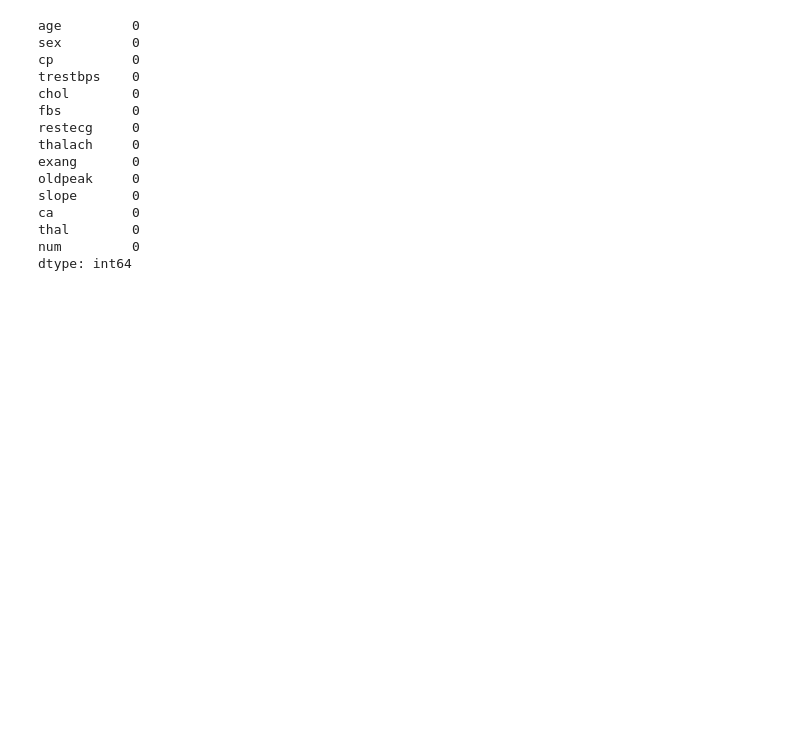
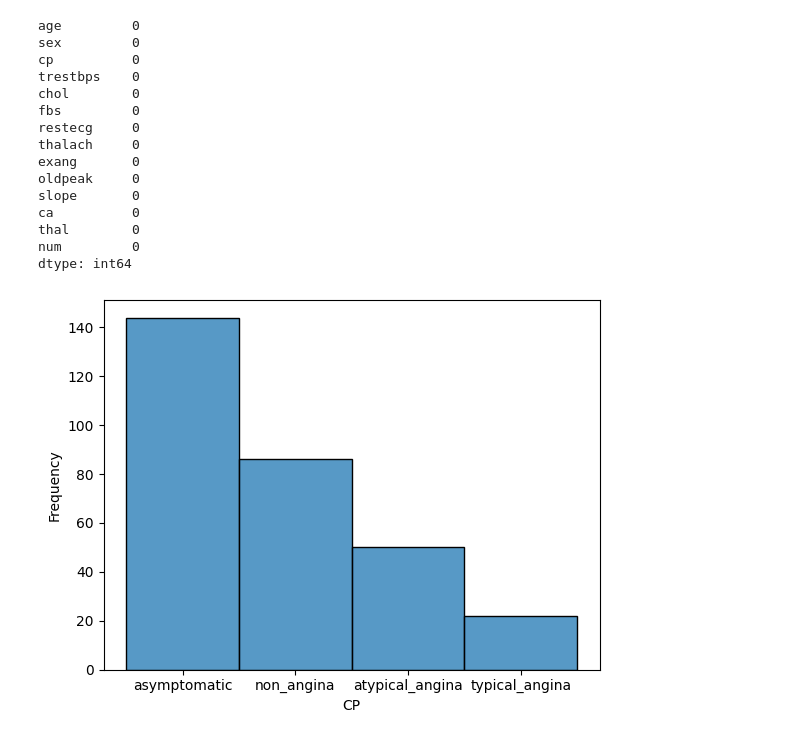
Before and after one commit to Lekanggy/MLrepo, a Jupyter notebook: Personal/classification/Cleveland Heart Diseas Prediction.ipynb, the cells around one changed output. Cells and saved outputs as stored; diff of their text form; code cells hidden in the pictures; blank space fills up the shorter version.

```diff
--- a/Personal/classification/Cleveland Heart Diseas Prediction.ipynb
+++ b/Personal/classification/Cleveland Heart Diseas Prediction.ipynb
@@ -93,3 +93,10 @@ ca          0
 thal        0
 num         0
 dtype: int64
+# %%
+#Distribution of Categorical Varibale
+sns.histplot(clev["cp"])
+plt.xlabel("CP")
+plt.ylabel("Frequency");
+# %% [output]
+[figure, added]
```
Also changed, not shown: parts of 26 cells of this notebook, 8 other files.
